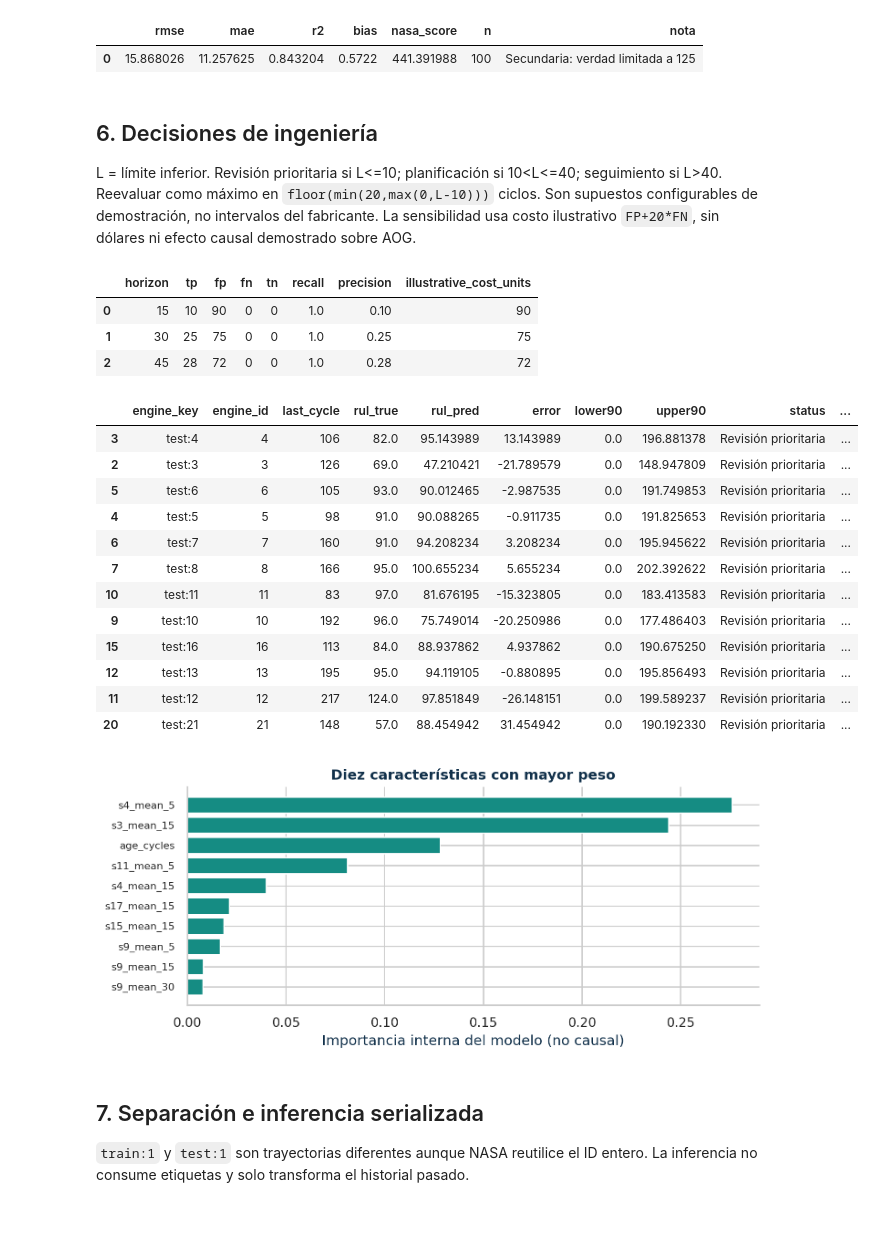
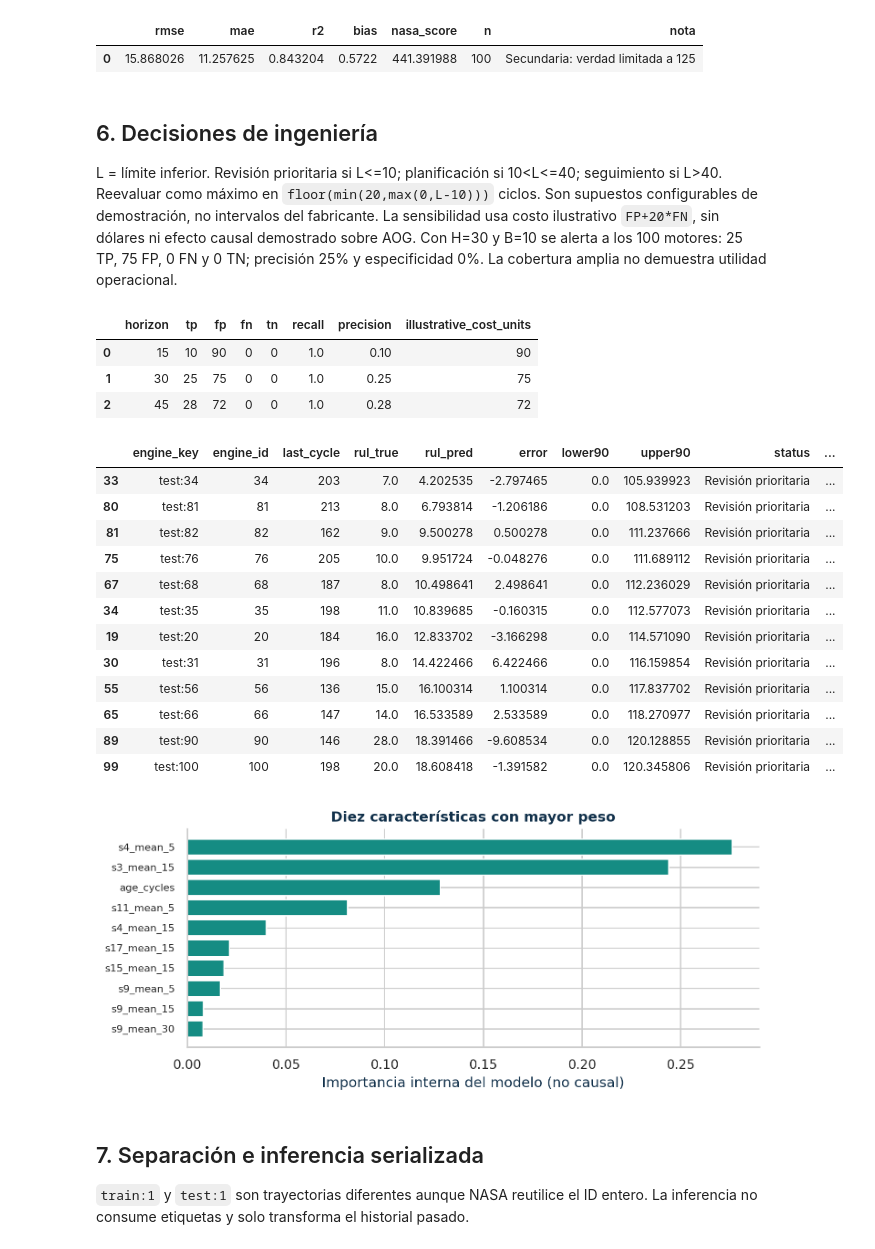
Before and after one commit to mauro0703/aerolife-rul-turbofan-udb, a Jupyter notebook: notebooks/pipeline_analitico.ipynb, the cells around one changed output. Cells and saved outputs as stored; diff of their text form; code cells hidden in the pictures; blank space fills up the shorter version.

```diff
--- a/notebooks/pipeline_analitico.ipynb
+++ b/notebooks/pipeline_analitico.ipynb
@@ -164,30 +169,30 @@ display(pd.DataFrame([metrics['secondary_capped_target']]).assign(nota='Secundar
 | 0 | 15.868026 | 11.257625 | 0.843204 | 0.5722 | 441.391988 | 100 | Secundaria: verdad limitada a 125 |
 # %% [markdown]
 ## 6. Decisiones de ingeniería
-L = límite inferior. Revisión prioritaria si L<=10; planificación si 10<L<=40; seguimiento si L>40. Reevaluar como máximo en `floor(min(20,max(0,L-10)))` ciclos. Son supuestos configurables de demostración, no intervalos del fabricante. La sensibilidad usa costo ilustrativo `FP+20*FN`, sin dólares ni efecto causal demostrado sobre AOG.
+L = límite inferior. Revisión prioritaria si L<=10; planificación si 10<L<=40; seguimiento si L>40. Reevaluar como máximo en `floor(min(20,max(0,L-10)))` ciclos. Son supuestos configurables de demostración, no intervalos del fabricante. La sensibilidad usa costo ilustrativo `FP+20*FN`, sin dólares ni efecto causal demostrado sobre AOG. Con H=30 y B=10 se alerta a los 100 motores: 25 TP, 75 FP, 0 FN y 0 TN; precisión 25% y especificidad 0%. La cobertura amplia no demuestra utilidad operacional.
 # %%
 display(pd.read_csv('reports/policy_sensitivity.csv'))
 pred = pd.read_csv('reports/test_predictions.csv')
-display(pred.sort_values('lower90').head(12))
+display(pred.sort_values(['lower90', 'rul_pred', 'engine_id']).head(12))
 display(Image(filename='reports/figures/feature_importance.png'))
 # %% [output]
 |  | horizon | tp | fp | fn | tn | recall | precision | illustrative_cost_units |
 | 0 | 15 | 10 | 90 | 0 | 0 | 1.0 | 0.10 | 90 |
 | 1 | 30 | 25 | 75 | 0 | 0 | 1.0 | 0.25 | 75 |
 | 2 | 45 | 28 | 72 | 0 | 0 | 1.0 | 0.28 | 72 |
 |  | engine_key | engine_id | last_cycle | rul_true | rul_pred | error | lower90 | upper90 | status | ... |
-| 3 | test:4 | 4 | 106 | 82.0 | 95.143989 | 13.143989 | 0.0 | 196.881378 | Revisión prioritaria | ... |
-| 2 | test:3 | 3 | 126 | 69.0 | 47.210421 | -21.789579 | 0.0 | 148.947809 | Revisión prioritaria | ... |
-| 5 | test:6 | 6 | 105 | 93.0 | 90.012465 | -2.987535 | 0.0 | 191.749853 | Revisión prioritaria | ... |
-| 4 | test:5 | 5 | 98 | 91.0 | 90.088265 | -0.911735 | 0.0 | 191.825653 | Revisión prioritaria | ... |
-| 6 | test:7 | 7 | 160 | 91.0 | 94.208234 | 3.208234 | 0.0 | 195.945622 | Revisión prioritaria | ... |
-| 7 | test:8 | 8 | 166 | 95.0 | 100.655234 | 5.655234 | 0.0 | 202.392622 | Revisión prioritaria | ... |
-| 10 | test:11 | 11 | 83 | 97.0 | 81.676195 | -15.323805 | 0.0 | 183.413583 | Revisión prioritaria | ... |
-| 9 | test:10 | 10 | 192 | 96.0 | 75.749014 | -20.250986 | 0.0 | 177.486403 | Revisión prioritaria | ... |
-| 15 | test:16 | 16 | 113 | 84.0 | 88.937862 | 4.937862 | 0.0 | 190.675250 | Revisión prioritaria | ... |
-| 12 | test:13 | 13 | 195 | 95.0 | 94.119105 | -0.880895 | 0.0 | 195.856493 | Revisión prioritaria | ... |
-| 11 | test:12 | 12 | 217 | 124.0 | 97.851849 | -26.148151 | 0.0 | 199.589237 | Revisión prioritaria | ... |
-| 20 | test:21 | 21 | 148 | 57.0 | 88.454942 | 31.454942 | 0.0 | 190.192330 | Revisión prioritaria | ... |
+| 33 | test:34 | 34 | 203 | 7.0 | 4.202535 | -2.797465 | 0.0 | 105.939923 | Revisión prioritaria | ... |
+| 80 | test:81 | 81 | 213 | 8.0 | 6.793814 | -1.206186 | 0.0 | 108.531203 | Revisión prioritaria | ... |
+| 81 | test:82 | 82 | 162 | 9.0 | 9.500278 | 0.500278 | 0.0 | 111.237666 | Revisión prioritaria | ... |
+| 75 | test:76 | 76 | 205 | 10.0 | 9.951724 | -0.048276 | 0.0 | 111.689112 | Revisión prioritaria | ... |
+| 67 | test:68 | 68 | 187 | 8.0 | 10.498641 | 2.498641 | 0.0 | 112.236029 | Revisión prioritaria | ... |
+| 34 | test:35 | 35 | 198 | 11.0 | 10.839685 | -0.160315 | 0.0 | 112.577073 | Revisión prioritaria | ... |
+| 19 | test:20 | 20 | 184 | 16.0 | 12.833702 | -3.166298 | 0.0 | 114.571090 | Revisión prioritaria | ... |
+| 30 | test:31 | 31 | 196 | 8.0 | 14.422466 | 6.422466 | 0.0 | 116.159854 | Revisión prioritaria | ... |
+| 55 | test:56 | 56 | 136 | 15.0 | 16.100314 | 1.100314 | 0.0 | 117.837702 | Revisión prioritaria | ... |
+| 65 | test:66 | 66 | 147 | 14.0 | 16.533589 | 2.533589 | 0.0 | 118.270977 | Revisión prioritaria | ... |
+| 89 | test:90 | 90 | 146 | 28.0 | 18.391466 | -9.608534 | 0.0 | 120.128855 | Revisión prioritaria | ... |
+| 99 | test:100 | 100 | 198 | 20.0 | 18.608418 | -1.391582 | 0.0 | 120.345806 | Revisión prioritaria | ... |
 [figure]
 # %% [markdown]
 ## 7. Separación e inferencia serializada
```
Also changed, not shown: parts of 4 cells of this notebook, 39 other files.
